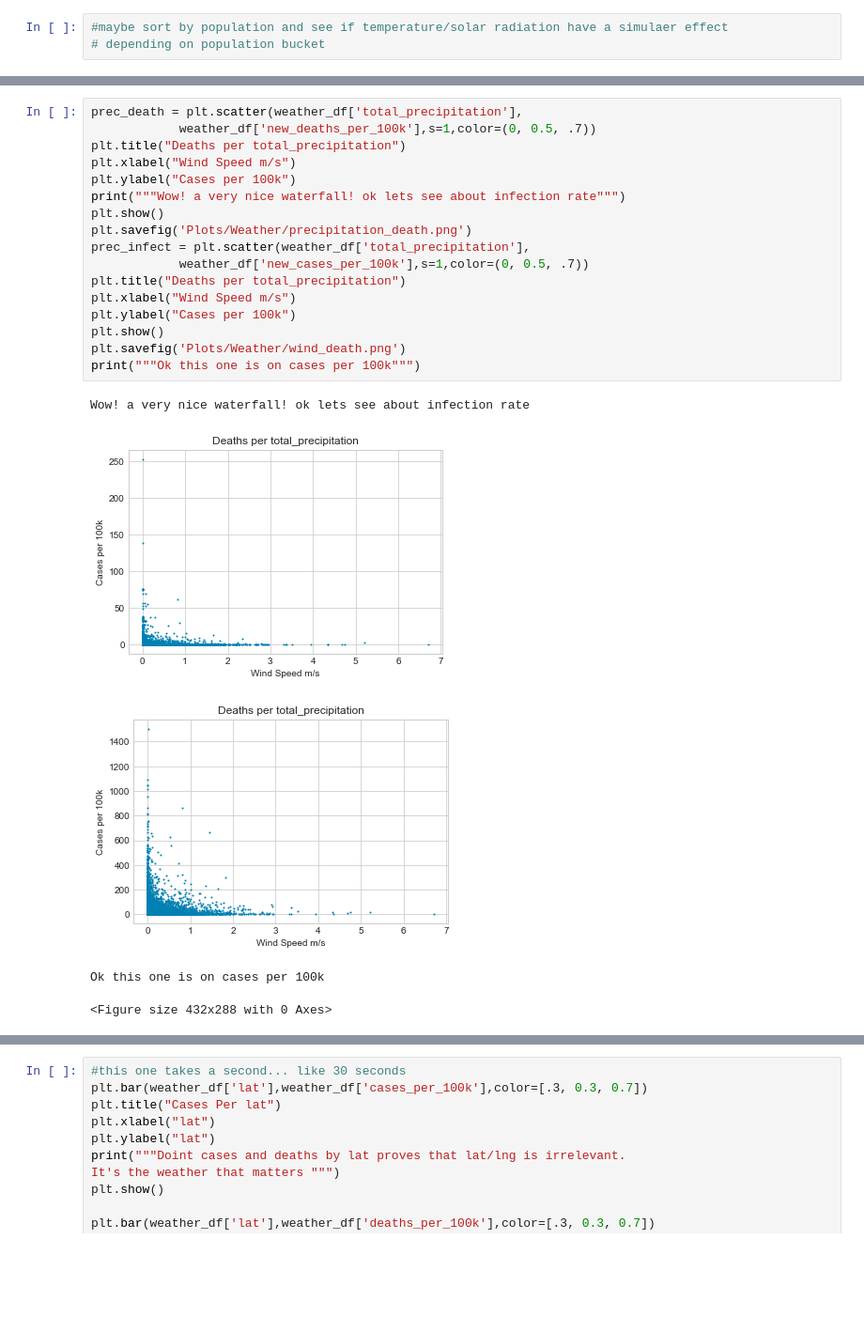
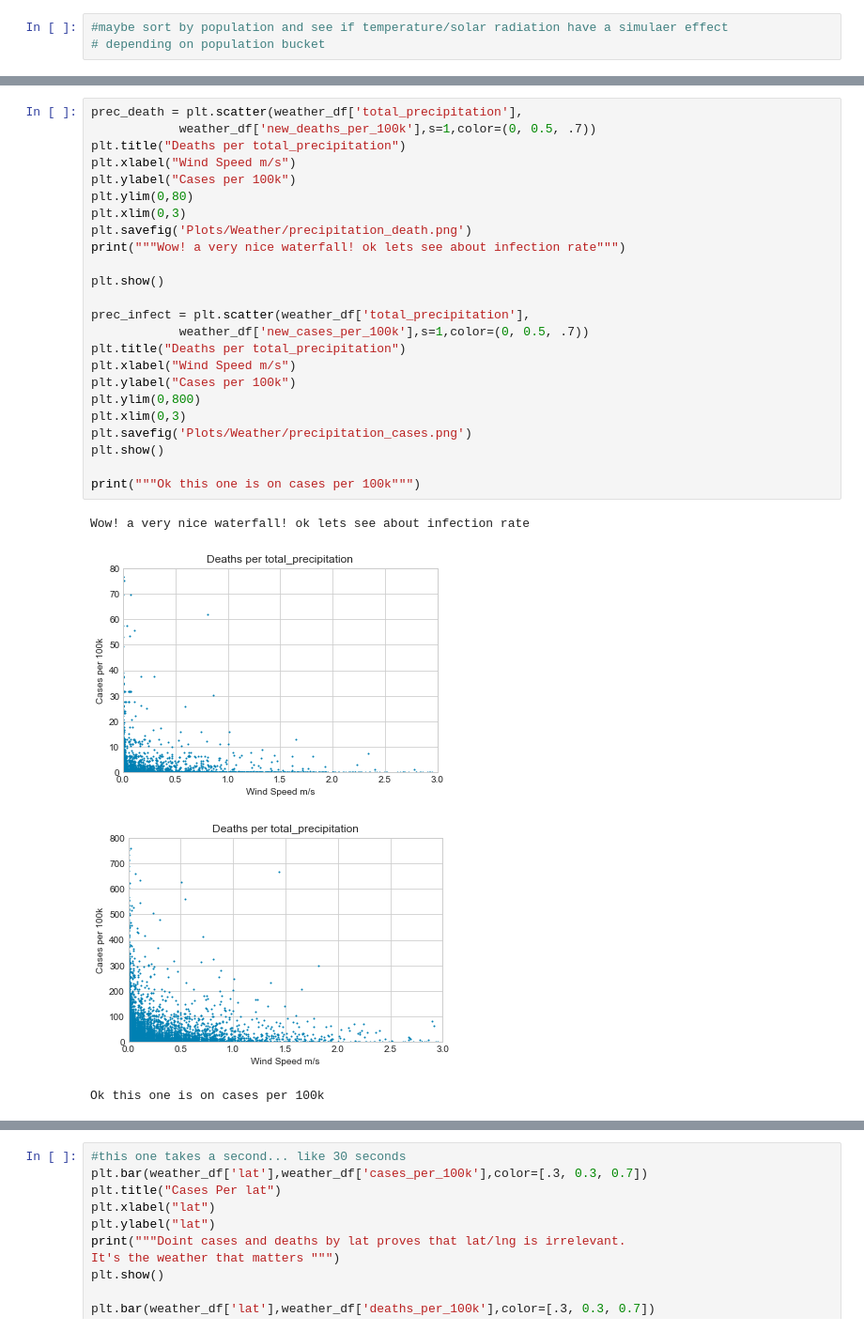
Before and after one commit to pkriger/project-01, a Jupyter notebook: Weather_Analysis - copy PK.ipynb, the cells around one changed output, grey strips where cells are left out. Shown: that part at 94% size. Drawn from its saved outputs; the diff is of its cells as text; blank space fills up the shorter version.

Commit message:
All the pretty plots

```diff
--- a/Weather_Analysis - copy PK.ipynb
+++ b/Weather_Analysis - copy PK.ipynb
@@ -186,26 +196,32 @@ Wind speed! I'm not exactly sure what it means but higher winds
 # %%
 prec_death = plt.scatter(weather_df['total_precipitation'],
             weather_df['new_deaths_per_100k'],s=1,color=(0, 0.5, .7))
 plt.title("Deaths per total_precipitation")
 plt.xlabel("Wind Speed m/s")
 plt.ylabel("Cases per 100k")
+plt.ylim(0,80)
+plt.xlim(0,3)
+plt.savefig('Plots/Weather/precipitation_death.png')
 print("""Wow! a very nice waterfall! ok lets see about infection rate""")
+
 plt.show()
-plt.savefig('Plots/Weather/precipitation_death.png')
+
 prec_infect = plt.scatter(weather_df['total_precipitation'],
             weather_df['new_cases_per_100k'],s=1,color=(0, 0.5, .7))
 plt.title("Deaths per total_precipitation")
 plt.xlabel("Wind Speed m/s")
 plt.ylabel("Cases per 100k")
+plt.ylim(0,800)
+plt.xlim(0,3)
+plt.savefig('Plots/Weather/precipitation_cases.png')
 plt.show()
-plt.savefig('Plots/Weather/wind_death.png')
+
 print("""Ok this one is on cases per 100k""")
 # %% [output]
 Wow! a very nice waterfall! ok lets see about infection rate
-[figure, old version]
+[figure, new version]
-[figure, old version]
+[figure, new version]
 Ok this one is on cases per 100k
-<Figure size 432x288 with 0 Axes>
 # %%
 plt.scatter(weather_df['relative_humidity'],weather_df['new_cases_per_100k'],s=1,color=[.3, 0.3, 0.7])
 plt.title("Cases Per Relative Humidity")
```
Also changed, not shown: parts of 6 cells of this notebook, 11 other files.
